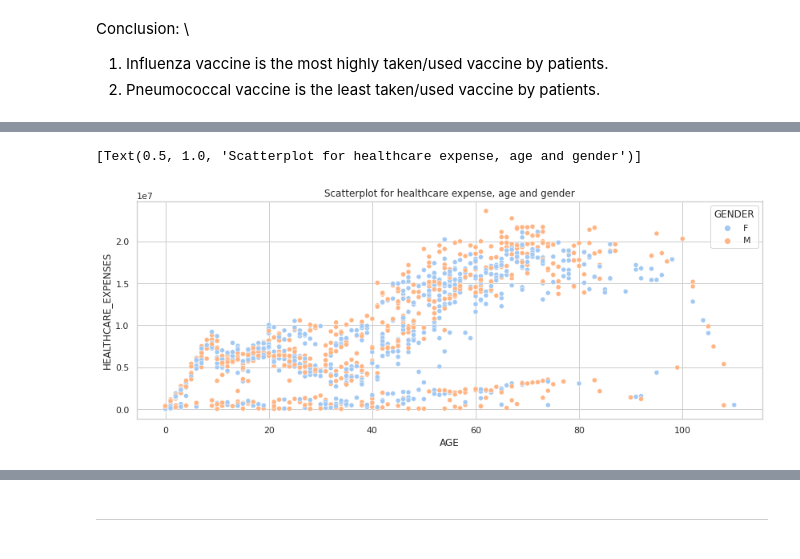
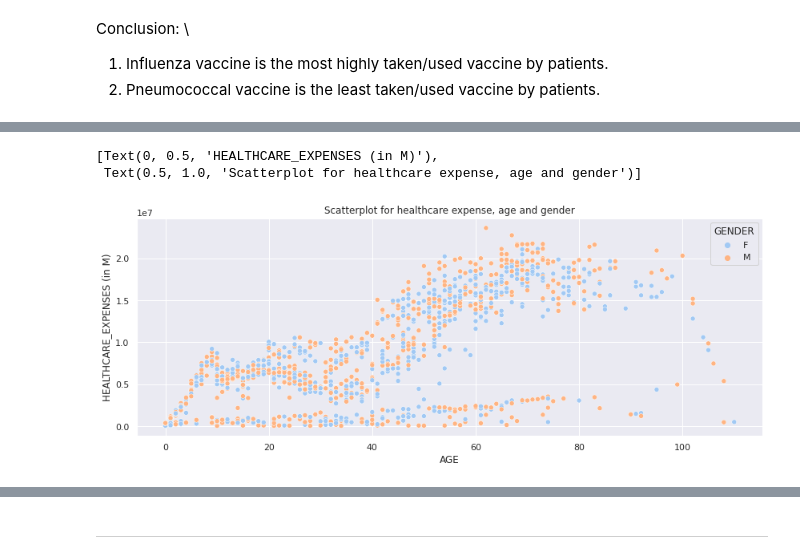
Before and after one commit to sunil-karki/EHR, a Jupyter notebook: WRL_EHR_1.ipynb, the cells around one changed output, grey strips where cells are left out. Cells and saved outputs as stored; diff of their text form; code cells hidden in the pictures.

```diff
--- a/WRL_EHR_1.ipynb
+++ b/WRL_EHR_1.ipynb
@@ -48,7 +57,7 @@ spark.version
 # Setting seaborn configs
 sns.set(rc = {'figure.figsize':(14,5)})
 sns.set(color_codes=True)
-sns.set(style="whitegrid", palette="pastel")
+sns.set(style="darkgrid", palette="pastel")
 # %% [markdown]
 Import all source files
 -------------------------------------------------------
@@ -1055,18 +1073,21 @@ Count(Rows) of patients x encounters: 15478
 # %%
 # temp_df = ps.DataFrame( temp_df )
 #
 # Pyspark scatterplot does not support hue
 #
 # fig = temp_df.plot.scatter(x='AGE', y='HEALTHCARE_EXPENSES')
 # fig.update_layout(
 #     template="plotly_dark",
 #     title_text='<b>Scatterplot for healthcare expense, age and gender</b>',
 #     title_font=dict(size=16),
 #     title_x=0.45
 #     )
 sns.scatterplot(data=temp_df.toPandas(),
                 x='AGE', y='HEALTHCARE_EXPENSES', hue='GENDER'
-                ).set(title = 'Scatterplot for healthcare expense, age and gender')
+                ) \
+                .set(title = 'Scatterplot for healthcare expense, age and gender', \
+                     ylabel='HEALTHCARE_EXPENSES (in M)')
 # %% [output]
-[Text(0.5, 1.0, 'Scatterplot for healthcare expense, age and gender')]
+[Text(0, 0.5, 'HEALTHCARE_EXPENSES (in M)'),
+ Text(0.5, 1.0, 'Scatterplot for healthcare expense, age and gender')]
-[figure, old version]
+[figure, new version]
```
Also changed, not shown: parts of 14 cells of this notebook.
